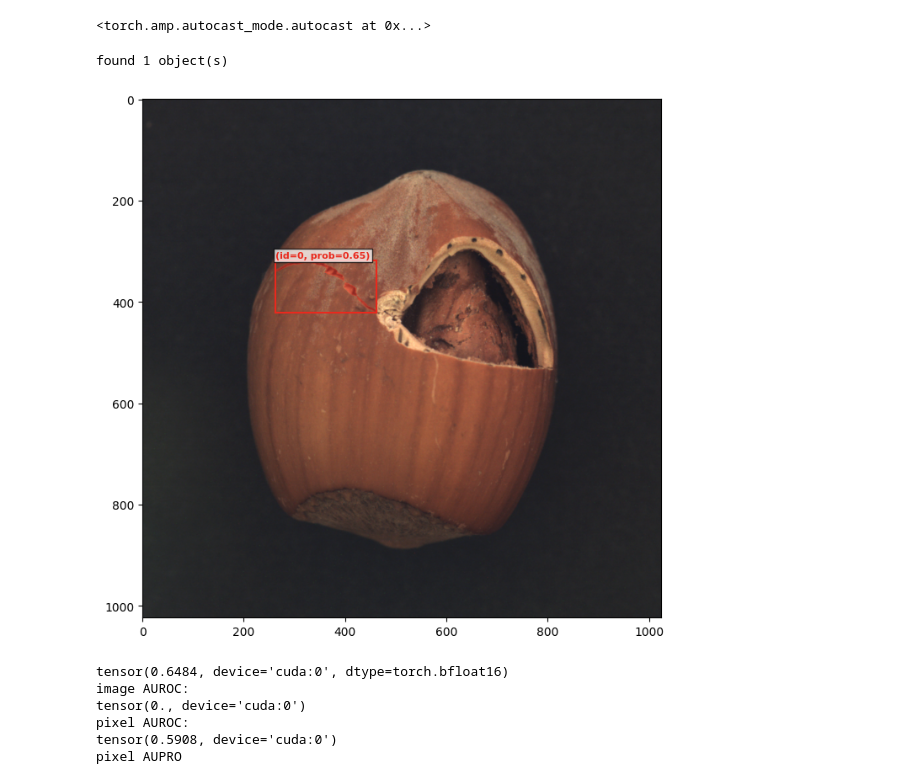
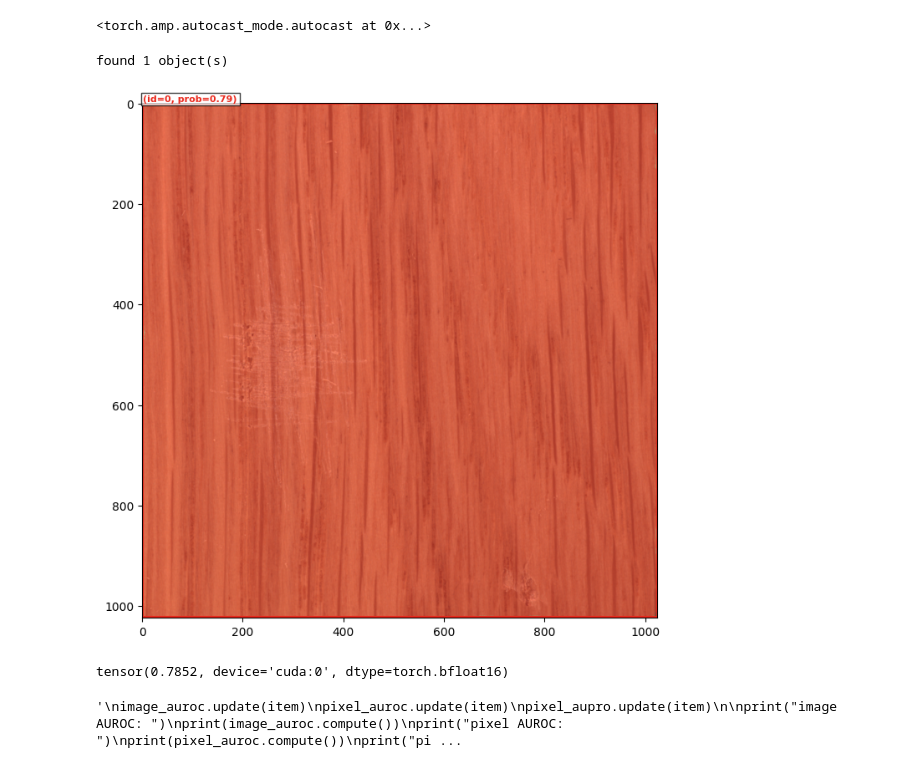
Before and after one commit to Valdo0811/Bachelor, a Jupyter notebook: test.ipynb, the cells around one changed output. Saved outputs shown, nothing was run; the diff lists cells and outputs as text; code cells hidden in the pictures.

```diff
--- a/test.ipynb
+++ b/test.ipynb
@@ -17,25 +17,25 @@ from sam3.visualization_utils import draw_box_on_image, normalize_bbox, plot_res
 model = build_sam3_image_model()
 processor = Sam3Processor(model)
 # %%
-image_path = "dataset/mvtec_anomaly_detection/hazelnut/test/crack/000.png"
+image_path = "dataset/mvtec_anomaly_detection/wood/test/scratch/000.png"
 
-ground_truth = "dataset/mvtec_anomaly_detection/hazelnut/ground_truth/crack/000_mask.png"
+ground_truth = "dataset/mvtec_anomaly_detection/wood/ground_truth/scratch/000_mask.png"
 # %%
 image = Image.open(image_path).convert("RGB")
 inference_state = processor.set_image(image)
 
 processor.reset_all_prompts(inference_state)
 
-#inference_state = processor.set_confidence_threshold(state=inference_state, threshold=0.3)
-inference_state = processor.set_text_prompt(state=inference_state, prompt="crack")
+inference_state = processor.set_confidence_threshold(state=inference_state, threshold=0.25)
+inference_state = processor.set_text_prompt(state=inference_state, prompt="scratched surface")
 
 
 masks, boxes, scores = inference_state["masks"], inference_state["boxes"], inference_state["scores"]
 img0 = Image.open(image_path)
 plot_results(image, inference_state)
 # %% [output]
 found 1 object(s)
-[figure, old version]
+[figure, new version]
 # %%
 from anomalib.metrics import AUROC, AUPRO, PRO
 from anomalib.data.dataclasses.torch import ImageBatch, ImageItem
@@ -86,7 +86,7 @@ vis_result = visualize_image_item(item, overlay_fields=[("image", ["anomaly_map"
     })
 vis_result.save(f"vis.png")
 del vis_result
-
+'''
 image_auroc.update(item)
 pixel_auroc.update(item)
 pixel_aupro.update(item)
@@ -96,11 +96,7 @@ print(image_auroc.compute())
 print("pixel AUROC: ")
 print(pixel_auroc.compute())
 print("pixel AUPRO")
-#print(pixel_aupro.perform_cca())
+# '''
 # %% [output]
-tensor(0.6484, device='cuda:0', dtype=torch.bfloat16)
-image AUROC:
-tensor(0., device='cuda:0')
-pixel AUROC:
-tensor(0.5908, device='cuda:0')
-pixel AUPRO
+tensor(0.7852, device='cuda:0', dtype=torch.bfloat16)
+'\nimage_auroc.update(item)\npixel_auroc.update(item)\npixel_aupro.update(item)\n\nprint("image AUROC: ")\nprint(image_auroc.compute())\nprint("pixel AUROC: ")\nprint(pixel_auroc.compute())\nprint("pi ...
```
Also changed, not shown: 8 other files.
